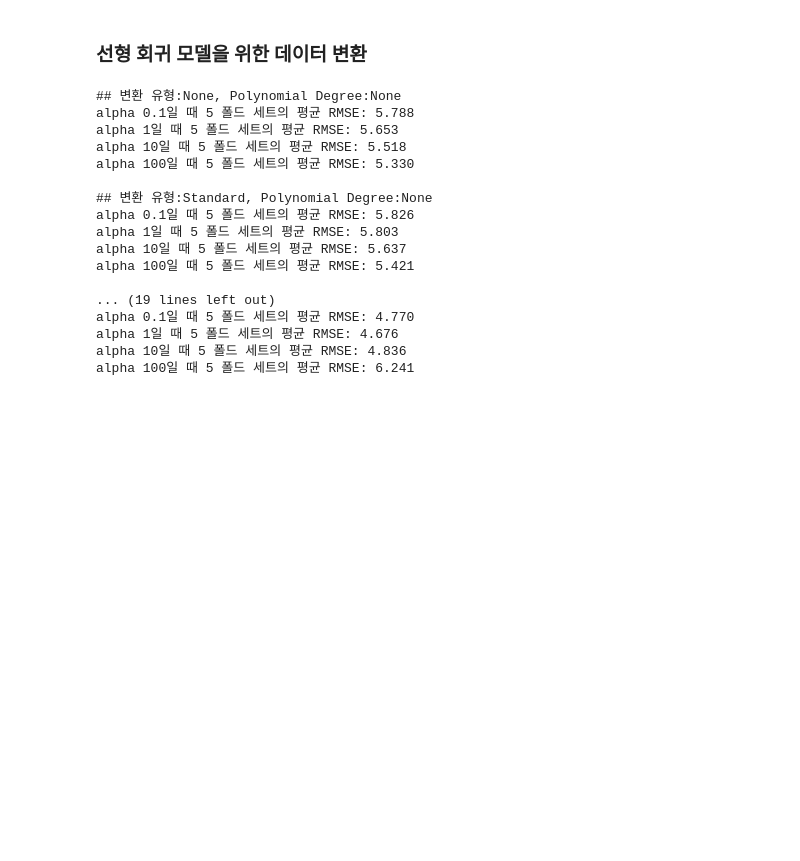
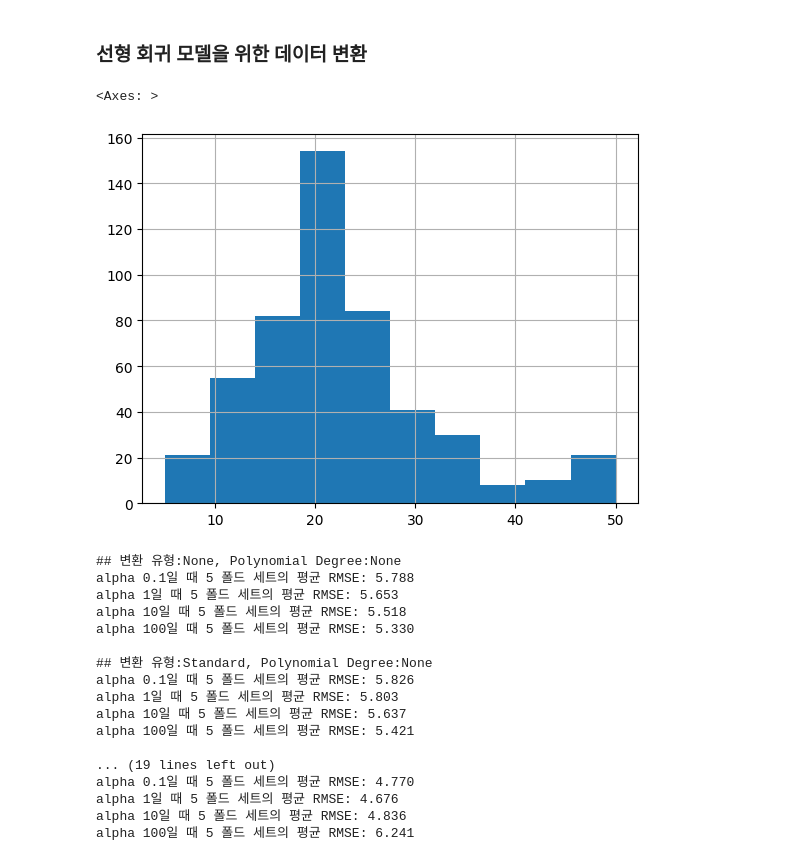
Before and after one commit to jangtaehun/study_machine_learning, a Jupyter notebook: inflearn/PerfectGuide-master/5장/5.3_Gradient_Descent_5.4_LinearModel_5.5_Polynomial_5.6_Regularized_model.ipynb, the cells around one changed output. Saved outputs shown, nothing was run; the diff lists cells and outputs as text; code cells hidden in the pictures; blank space fills up the shorter version.

```diff
--- a/inflearn/PerfectGuide-master/5장/5.3_Gradient_Descent_5.4_LinearModel_5.5_Polynomial_5.6_Regularized_model.ipynb
+++ b/inflearn/PerfectGuide-master/5장/5.3_Gradient_Descent_5.4_LinearModel_5.5_Polynomial_5.6_Regularized_model.ipynb
@@ -690,16 +691,16 @@ from sklearn.linear_model import Ridge
 from sklearn.model_selection import cross_val_score
 
 # boston 데이타셋 로드
-boston = load_boston()
-
-# boston 데이타셋 DataFrame 변환
-bostonDF = pd.DataFrame(boston.data , columns = boston.feature_names)
-
-# boston dataset의 target array는 주택 가격임. 이를 PRICE 컬럼으로 DataFrame에 추가함.
-bostonDF['PRICE'] = boston.target
+bostonDF = pd.read_csv("../../../../data/boston.csv")
+bostonDF.rename(columns = {"MEDV": "PRICE"}, inplace=True)
 
 y_target = bostonDF['PRICE']
 X_data = bostonDF.drop(['PRICE'],axis=1,inplace=False)
+# %%
+bostonDF['PRICE'].hist()
+# %% [output]
+<Axes: >
+[figure, added]
 # %%
 from sklearn.preprocessing import StandardScaler, MinMaxScaler, PolynomialFeatures
 
```
Also changed, not shown: parts of 4 cells of this notebook, 32 other files.
